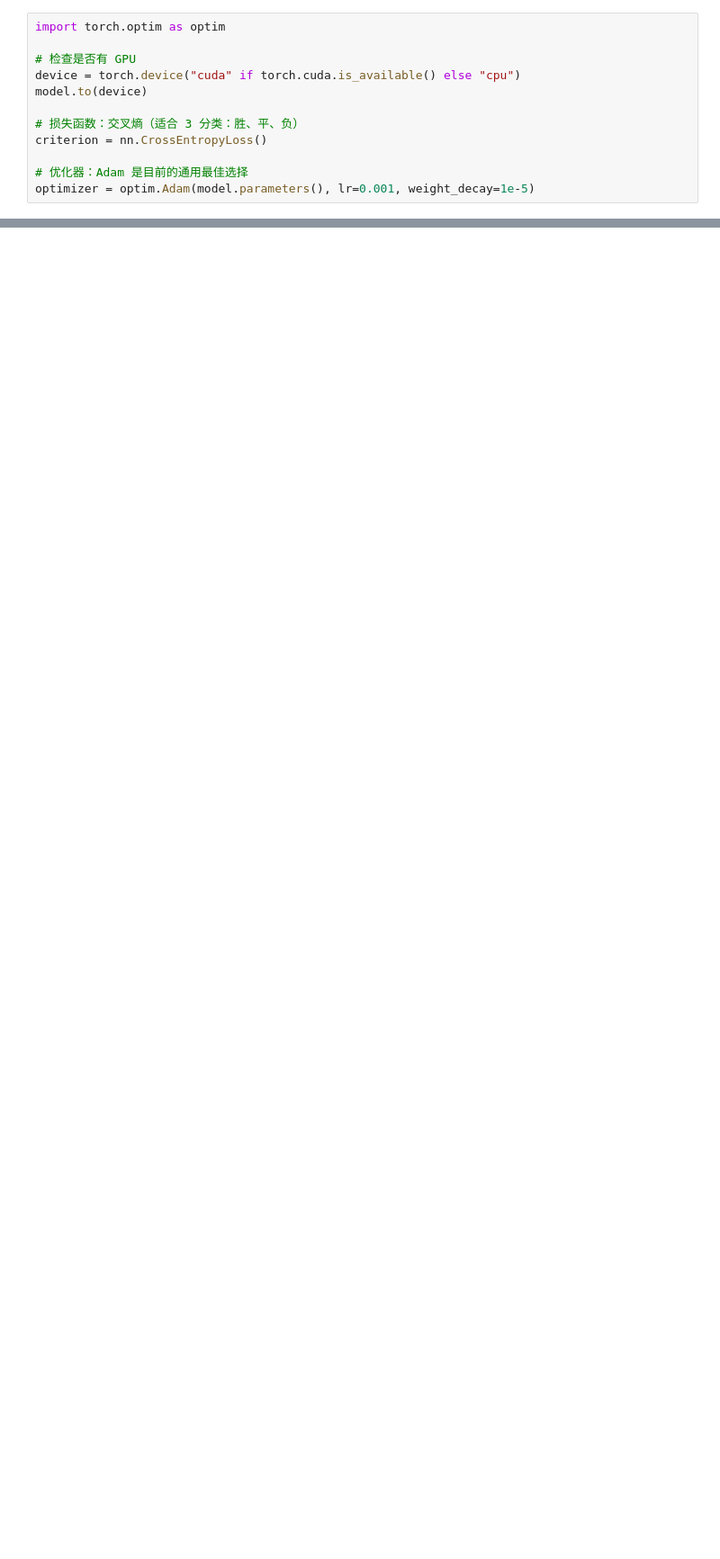
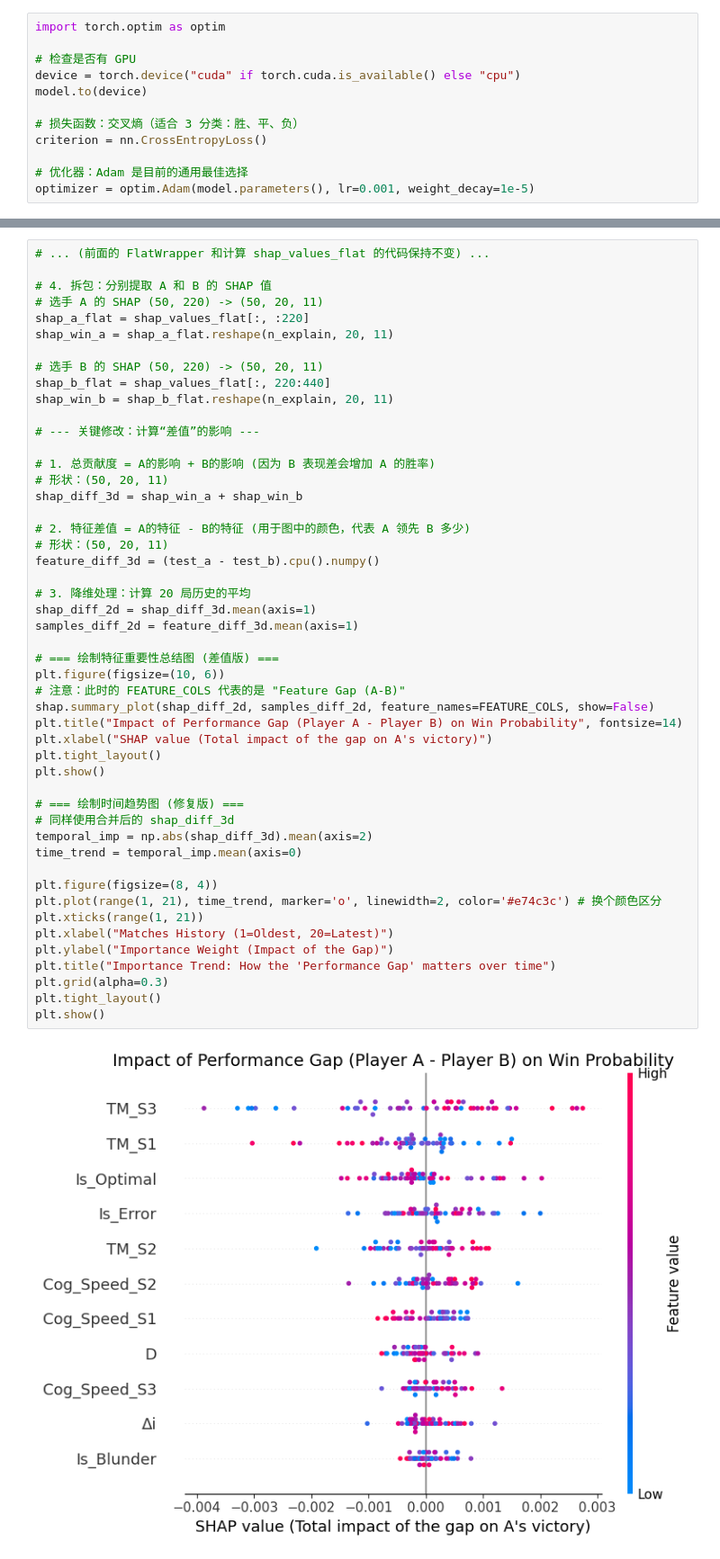
Before and after one commit to zZimablueee/Chess, a Jupyter notebook: complexity/delta_0/graphs/res_pred2.ipynb, the cells around one changed output, grey strips where cells are left out. Shown at 90% size. Cells and saved outputs as stored; diff of their text form; blank space fills up the shorter version.

```diff
--- a/complexity/delta_0/graphs/res_pred2.ipynb
+++ b/complexity/delta_0/graphs/res_pred2.ipynb
@@ -680,0 +848,51 @@ plt.show()
+# %%
+# ... (前面的 FlatWrapper 和计算 shap_values_flat 的代码保持不变) ...
+
+# 4. 拆包：分别提取 A 和 B 的 SHAP 值
+# 选手 A 的 SHAP (50, 220) -> (50, 20, 11)
+shap_a_flat = shap_values_flat[:, :220]
+shap_win_a = shap_a_flat.reshape(n_explain, 20, 11)
+
+# 选手 B 的 SHAP (50, 220) -> (50, 20, 11)
+shap_b_flat = shap_values_flat[:, 220:440]
+shap_win_b = shap_b_flat.reshape(n_explain, 20, 11)
+
+# --- 关键修改：计算“差值”的影响 ---
+
+# 1. 总贡献度 = A的影响 + B的影响 (因为 B 表现差会增加 A 的胜率)
+# 形状：(50, 20, 11)
+shap_diff_3d = shap_win_a + shap_win_b
+
+# 2. 特征差值 = A的特征 - B的特征 (用于图中的颜色，代表 A 领先 B 多少)
+# 形状：(50, 20, 11)
+feature_diff_3d = (test_a - test_b).cpu().numpy()
+
+# 3. 降维处理：计算 20 局历史的平均
+shap_diff_2d = shap_diff_3d.mean(axis=1)
+samples_diff_2d = feature_diff_3d.mean(axis=1)
+
+# === 绘制特征重要性总结图 (差值版) ===
+plt.figure(figsize=(10, 6))
+# 注意：此时的 FEATURE_COLS 代表的是 "Feature Gap (A-B)"
+shap.summary_plot(shap_diff_2d, samples_diff_2d, feature_names=FEATURE_COLS, show=False)
+plt.title("Impact of Performance Gap (Player A - Player B) on Win Probability", fontsize=14)
+plt.xlabel("SHAP value (Total impact of the gap on A's victory)")
+plt.tight_layout()
+plt.show()
+
+# === 绘制时间趋势图 (修复版) ===
+# 同样使用合并后的 shap_diff_3d
+temporal_imp = np.abs(shap_diff_3d).mean(axis=2)
+time_trend = temporal_imp.mean(axis=0)
+
+plt.figure(figsize=(8, 4))
+plt.plot(range(1, 21), time_trend, marker='o', linewidth=2, color='#e74c3c') # 换个颜色区分
+plt.xticks(range(1, 21))
+plt.xlabel("Matches History (1=Oldest, 20=Latest)")
+plt.ylabel("Importance Weight (Impact of the Gap)")
+plt.title("Importance Trend: How the 'Performance Gap' matters over time")
+plt.grid(alpha=0.3)
+plt.tight_layout()
+plt.show()
+# %% [output]
+[figure, added]
```
Also changed, not shown: parts of 17 cells of this notebook, 3 other files.
